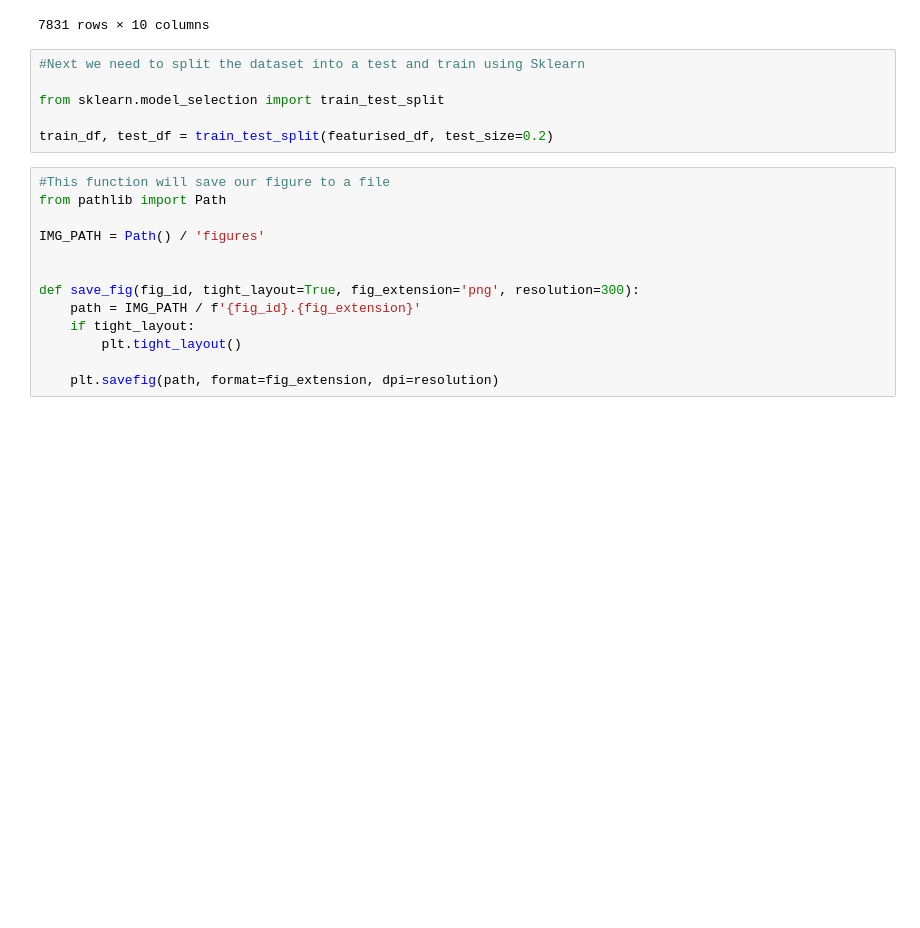
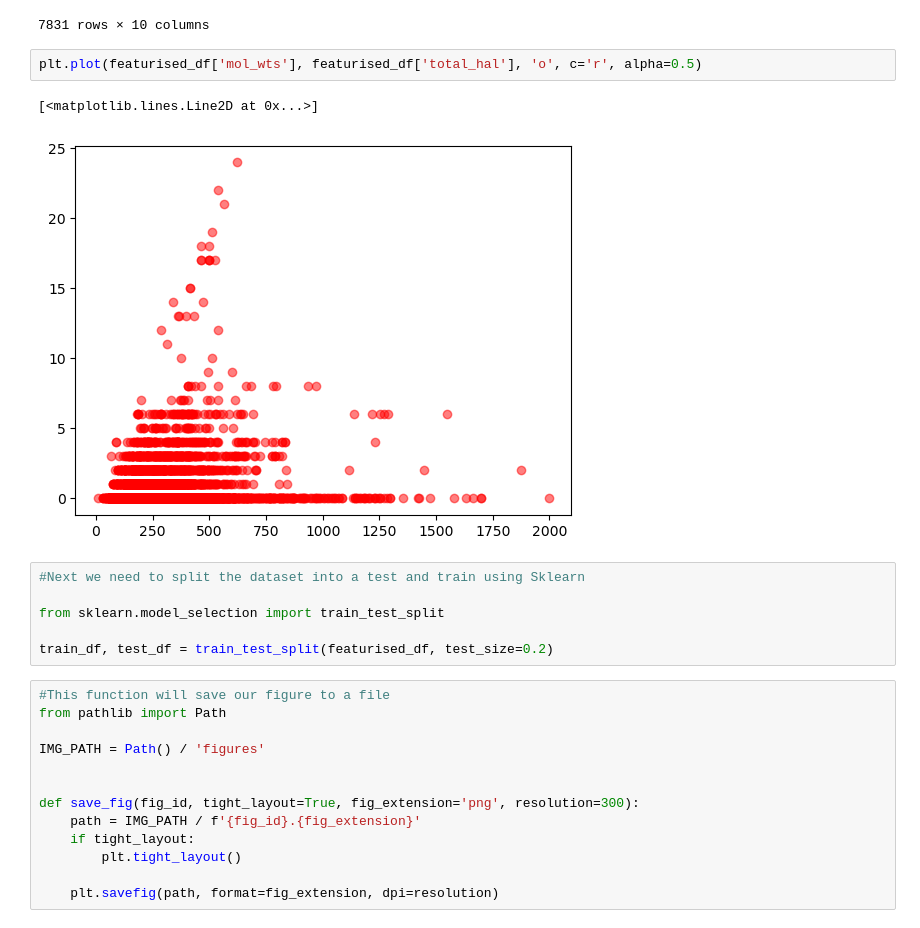
Before and after one commit to Willjterwright/grpA, a Jupyter notebook: Loading the datasets.ipynb, the cells around one changed output. Cells and saved outputs as stored; diff of their text form; blank space fills up the shorter version.

Commit message:
Added visualisatiom

```diff
--- a/Loading the datasets.ipynb
+++ b/Loading the datasets.ipynb
@@ -151,6 +151,11 @@ featurised_df
 | 781 | CCCC[Sn](CCCC)(OC(C)=O)OC(C)=O | 352.069654 | 3.1550 | 4 | 0 | 8 | 0 | 0 | ... |
 | 782 | CCOC(=O)N(C)N=O | 132.053492 | 0.7561 | 4 | 0 | 2 | 0 | 0 | ... |
 7831 rows × 10 columns
+# %%
+plt.plot(featurised_df['mol_wts'], featurised_df['total_hal'], 'o', c='r', alpha=0.5)
+# %% [output]
+[<matplotlib.lines.Line2D at 0x...>]
+[figure, added]
 # %%
 #Next we need to split the dataset into a test and train using Sklearn
 
```
Also changed, not shown: parts of 2 cells of this notebook.
